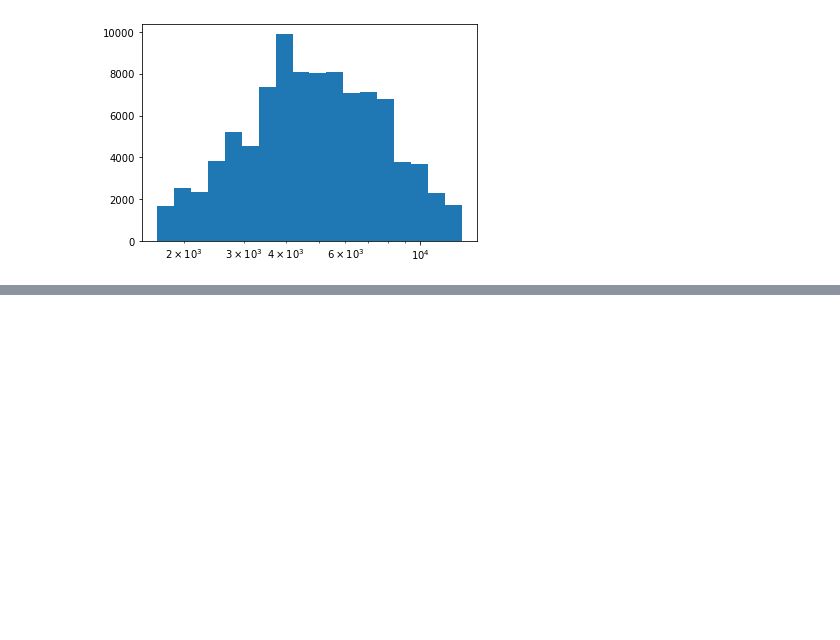
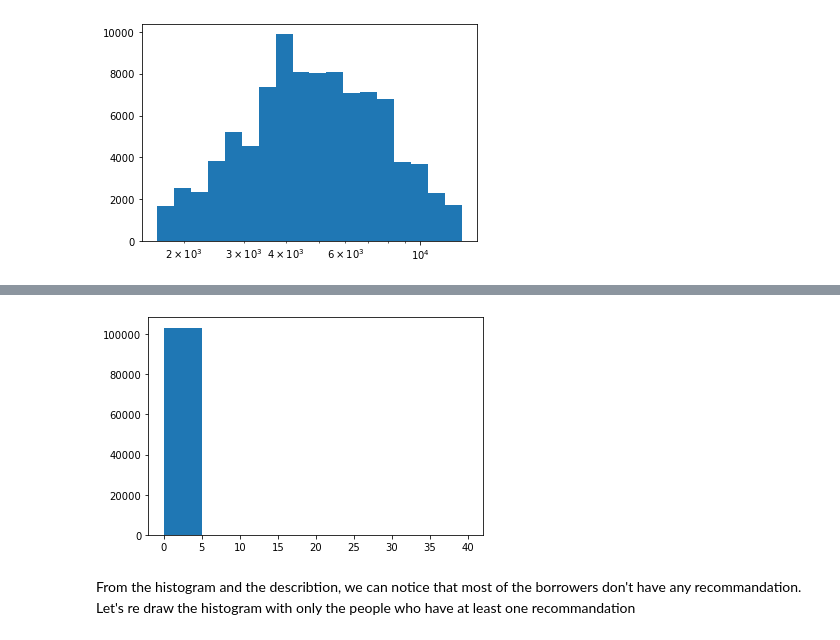
Before and after one commit to Simonmaignan/udacity-data-analysis, a Jupyter notebook: project-communicate-data-findings/data_exploration.ipynb, the cells around one changed output, grey strips where cells are left out. Cells and saved outputs as stored; diff of their text form; code cells hidden in the pictures; blank space fills up the shorter version.

```diff
--- a/project-communicate-data-findings/data_exploration.ipynb
+++ b/project-communicate-data-findings/data_exploration.ipynb
@@ -363,0 +376,10 @@ The diagramm without the outlier confirm the normal distribution unimodal and sy
+# %%
+# histogram of borrower recommandation
+bin_step = 5
+bins = np.arange(df_loan_data.Recommendations.min(), df_loan_data.Recommendations.max() + bin_step, bin_step);
+plt.hist(data=df_loan_data, x='Recommendations', color=base_color, bins=bins);
+# %% [output]
+[figure, added]
+# %% [markdown]
+From the histogram and the describtion, we can notice that most of the borrowers don't have any recommandation.
+Let's re draw the histogram with only the people who have at least one recommandation
```
Also changed, not shown: parts of 13 cells of this notebook.
